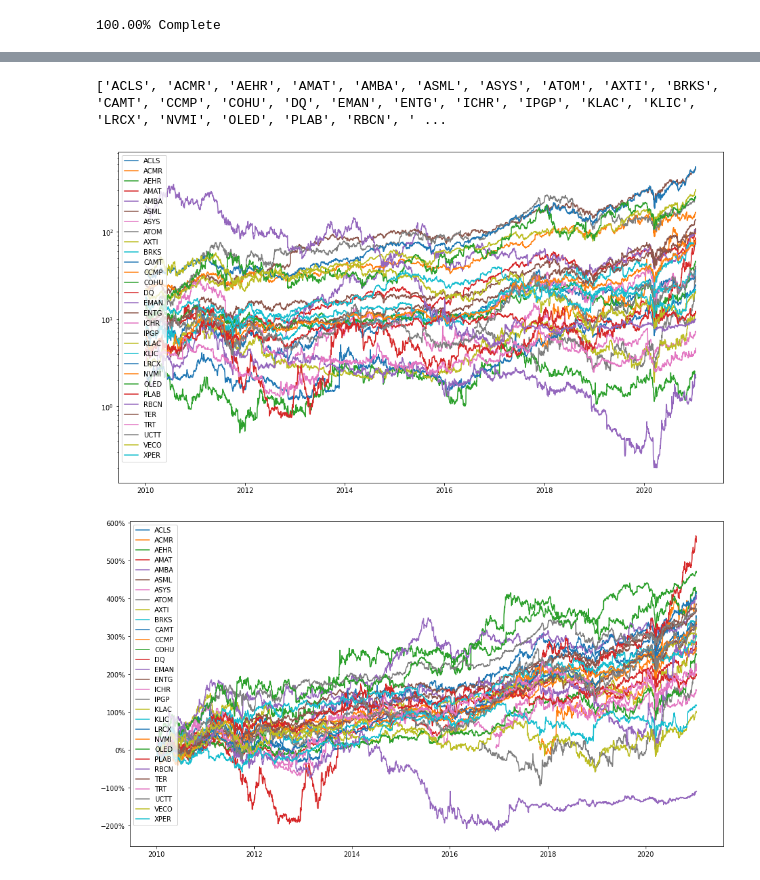
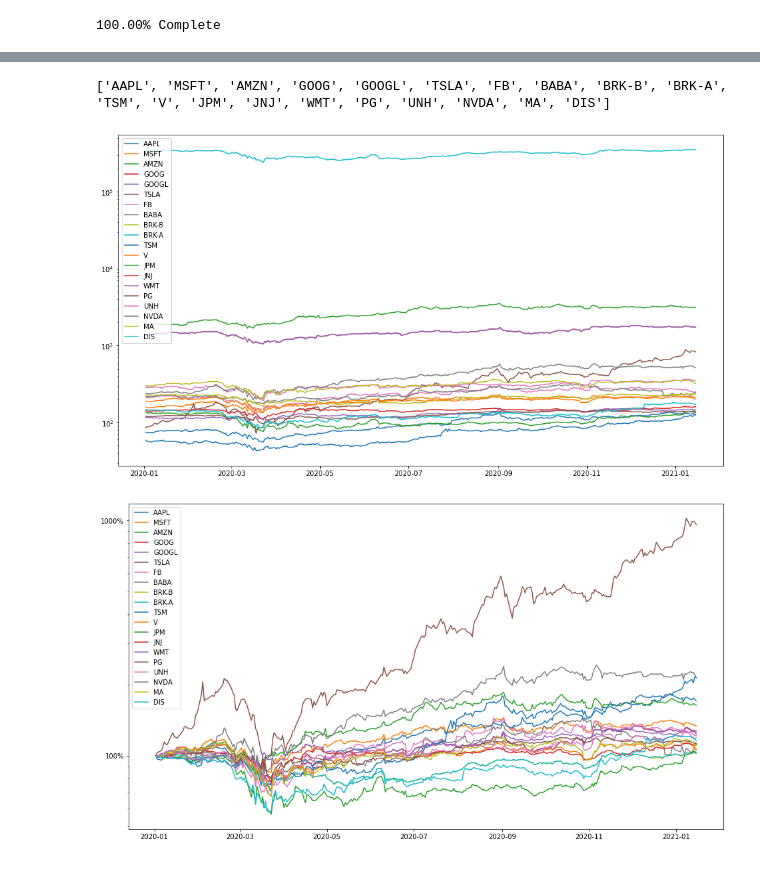
Before and after one commit to MichaelHotaling/DSC-Classes, a Jupyter notebook: DSC540/Finals/Milestone 2.ipynb, the cells around one changed output, grey strips where cells are left out. Cells and saved outputs as stored; diff of their text form; code cells hidden in the pictures.

```diff
--- a/DSC540/Finals/Milestone 2.ipynb
+++ b/DSC540/Finals/Milestone 2.ipynb
@@ -176,8 +232,9 @@ plt.show()
 plt.figure(figsize=(16,9))
 for i in faang['Ticker'].unique():
     subset = faang[faang['Ticker'] == i]
-    plt.plot(pd.to_datetime(subset.index), subset['CumulativePctChange'])
+    plt.plot(pd.to_datetime(subset.index), subset['CumPctChange'] + 1)
 
+plt.yscale("log")
 plt.gca().yaxis.set_major_formatter(mtick.PercentFormatter(1))
 plt.legend(labels = faang['Ticker'].unique())
 plt.show()
@@ -257,13 +320,11 @@ df
 # %%
-import numpy as np
-
 def string_to_int(string):
     multipliers = {'K':1000, 'M':1000000, 'B':1000000000, 'T':1000000000000}
     if pd.isnull(string):
         return np.nan
     if str(string)[-1].isdigit(): # check if no suffix
         return int(string)
-    mult = multipliers[string[-1]] # look up suffix to get multiplier
+    mult = multipliers[string[-1].upper()] # look up suffix to get multiplier
      # convert number to float, multiply by multiplier, then make int
     return int(float(string[:-1]) * mult)
 # %%
@@ -310,35 +371,34 @@ df.sort_values(['Market Cap'], ascending=False)[:20]
 | 15 | 4895 | NVDA | NVIDIA Corporation | Technology | Semiconductors | USA | 3.268400e+11 |
 | 14 | 4234 | MA | Mastercard Incorporated | Financial | Credit Services | USA | 3.259200e+11 |
 | 4 | 1764 | DIS | The Walt Disney Company | Communication Services | Entertainment | USA | 3.139900e+11 |
-# %%
-print(list(df[(df['Sector'] == "Technology") &
-        (df['Industry'] == "Semiconductor Equipment & Materials")]['Ticker'].values))
-# %% [output]
-['ACLS', 'ACMR', 'AEHR', 'AMAT', 'AMBA', 'ASML', 'ASYS', 'ATOM', 'AXTI', 'BRKS', 'CAMT', 'CCMP', 'COHU', 'DQ', 'EMAN', 'ENTG', 'ICHR', 'IPGP', 'KLAC', 'KLIC', 'LRCX', 'NVMI', 'OLED', 'PLAB', 'RBCN', ' ...
+# %%
+top_20 = list(df.sort_values(['Market Cap'], ascending=False)[:20]['Ticker'].values)
+print(top_20)
+# %% [output]
+['AAPL', 'MSFT', 'AMZN', 'GOOG', 'GOOGL', 'TSLA', 'FB', 'BABA', 'BRK-B', 'BRK-A', 'TSM', 'V', 'JPM', 'JNJ', 'WMT', 'PG', 'UNH', 'NVDA', 'MA', 'DIS']
 # %%
-semis = Tickers(tickers = list(df[(df['Sector'] == "Technology") &
-                                       (df['Industry'] == "Semiconductor Equipment & Materials")]['Ticker'].values),
-           start = "1/1/2010",
+top_20_df = Tickers(tickers=top_20,
+           start = "1/1/2020",
            freq = "d").get_prices()
 # %%
 plt.figure(figsize=(16,9))
-for i in semis['Ticker'].unique():
-    subset = semis[semis['Ticker'] == i]
+for i in top_20_df['Ticker'].unique():
+    subset = top_20_df[top_20_df['Ticker'] == i]
     plt.plot(pd.to_datetime(subset.index), subset['Adj Close'])
     plt.yscale("log")
 
-plt.legend(labels = semis['Ticker'].unique())
+plt.legend(labels = top_20_df['Ticker'].unique())
 plt.show()
 # %% [output]
-[figure, old version]
+[figure, new version]
 # %%
 plt.figure(figsize=(16,9))
-for i in semis['Ticker'].unique():
-    subset = semis[semis['Ticker'] == i]
-    plt.plot(pd.to_datetime(subset.index), subset['CumulativePctChange'])
-
+for i in top_20_df['Ticker'].unique():
+    subset = top_20_df[top_20_df['Ticker'] == i]
+    plt.plot(pd.to_datetime(subset.index), subset['CumPctChange'] + 1)
+plt.yscale("log")
 plt.gca().yaxis.set_major_formatter(mtick.PercentFormatter(1))
-plt.legend(labels = semis['Ticker'].unique())
+plt.legend(labels = top_20_df['Ticker'].unique())
 plt.show()
 # %% [output]
-[figure, old version]
+[figure, new version]
```
Also changed, not shown: parts of 23 cells of this notebook.
